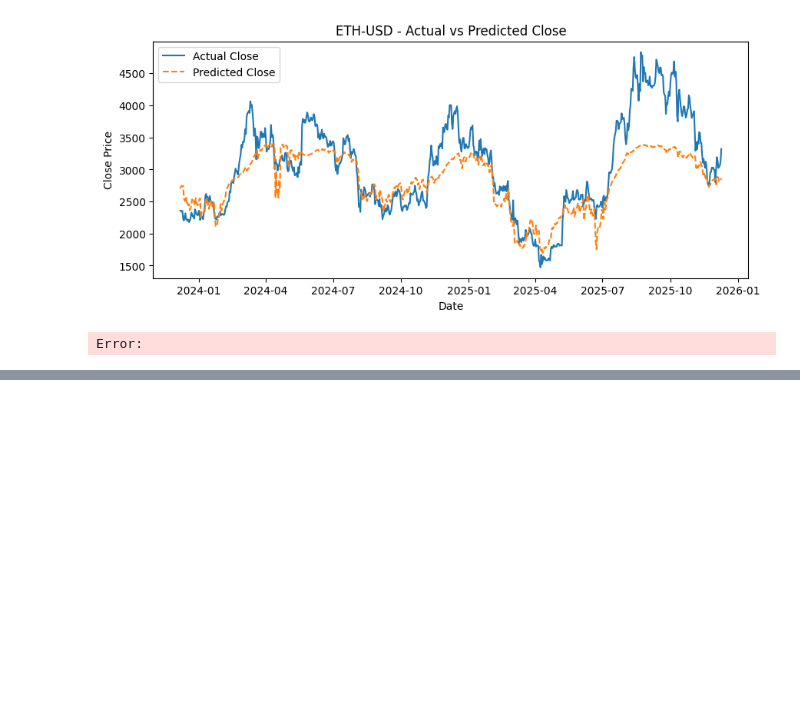
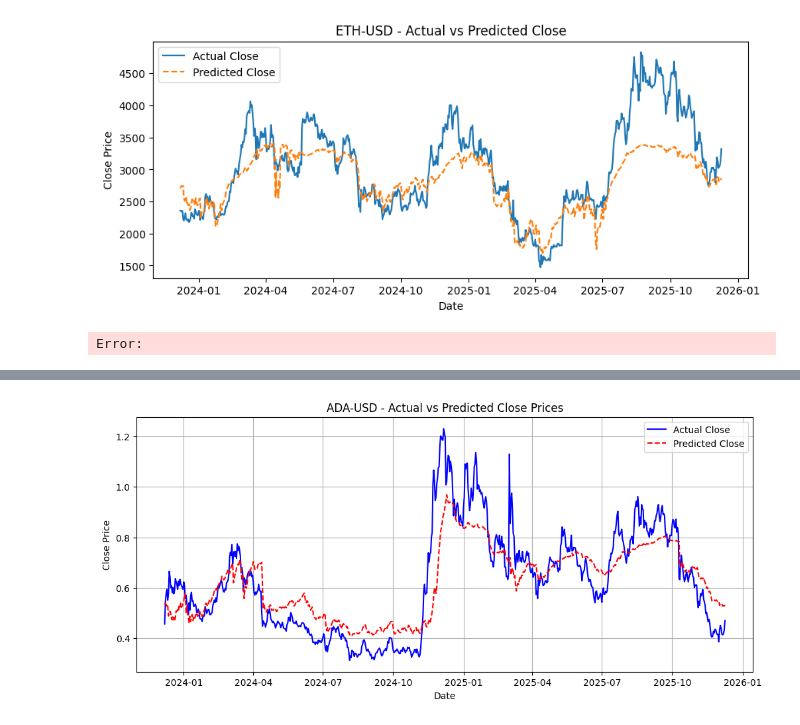
Before and after one commit to newspulseai2025-sketch/newspulse-ai, a Jupyter notebook: scripts/crypto_news_etl.ipynb, the cells around one changed output, grey strips where cells are left out. Cells and saved outputs as stored; diff of their text form; code cells hidden in the pictures; blank space fills up the shorter version.

Commit message:
top 10 crytpo prediction using transformer

```diff
--- a/scripts/crypto_news_etl.ipynb
+++ b/scripts/crypto_news_etl.ipynb
@@ -429,0 +578,25 @@ Error:
+# %%
+# ------------------------------
+# Plot historical vs predicted
+# ------------------------------
+model.eval()
+with torch.no_grad():
+    X_all = torch.tensor(X_seq, dtype=torch.float32).to(DEVICE)
+    preds_scaled = model(X_all).cpu().numpy()
+
+# Inverse transform to original price scale
+preds = scaler_y.inverse_transform(preds_scaled.reshape(-1,1)).flatten()
+actual = df[TARGET].values[SEQ_LEN:]  # because first SEQ_LEN values are used for sequences
+dates = df['Date'].values[SEQ_LEN:]
+
+plt.figure(figsize=(12,5))
+plt.plot(dates, actual, label='Actual Close', color='blue')
+plt.plot(dates, preds, label='Predicted Close', linestyle='--', color='red')
+plt.title(f'{crypto_name} - Actual vs Predicted Close Prices')
+plt.xlabel('Date')
+plt.ylabel('Close Price')
+plt.legend()
+plt.grid(True)
+plt.show()
+# %% [output]
+[figure, added]
```
Also changed, not shown: parts of 22 cells of this notebook.
